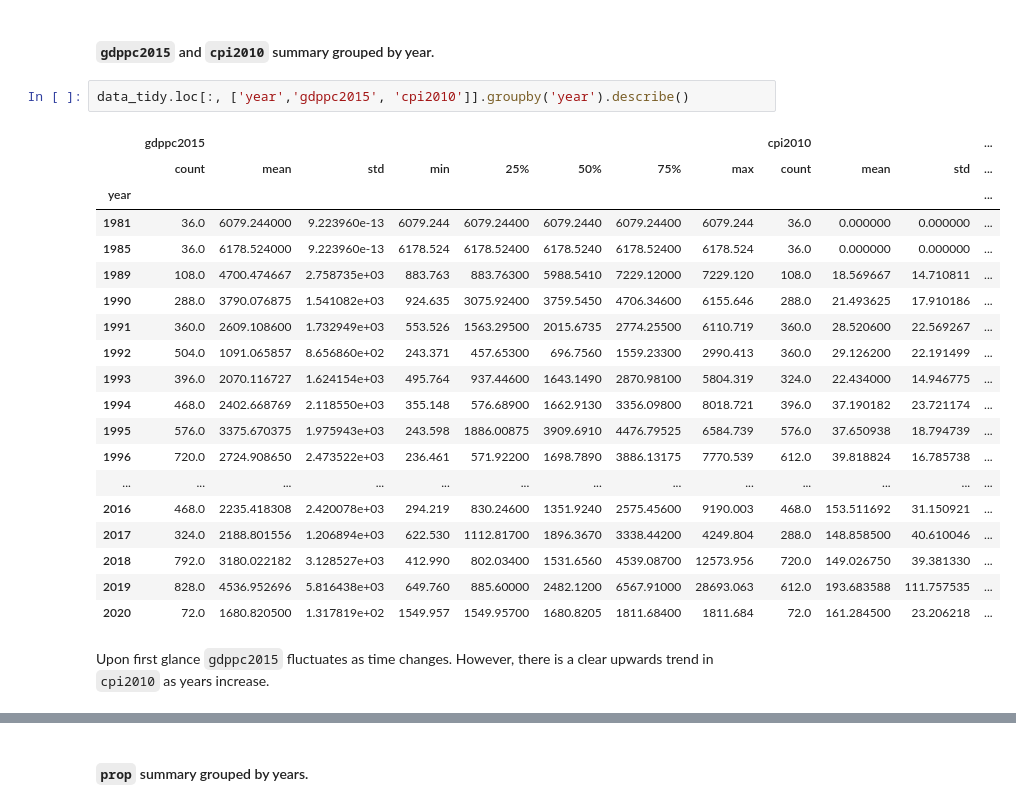
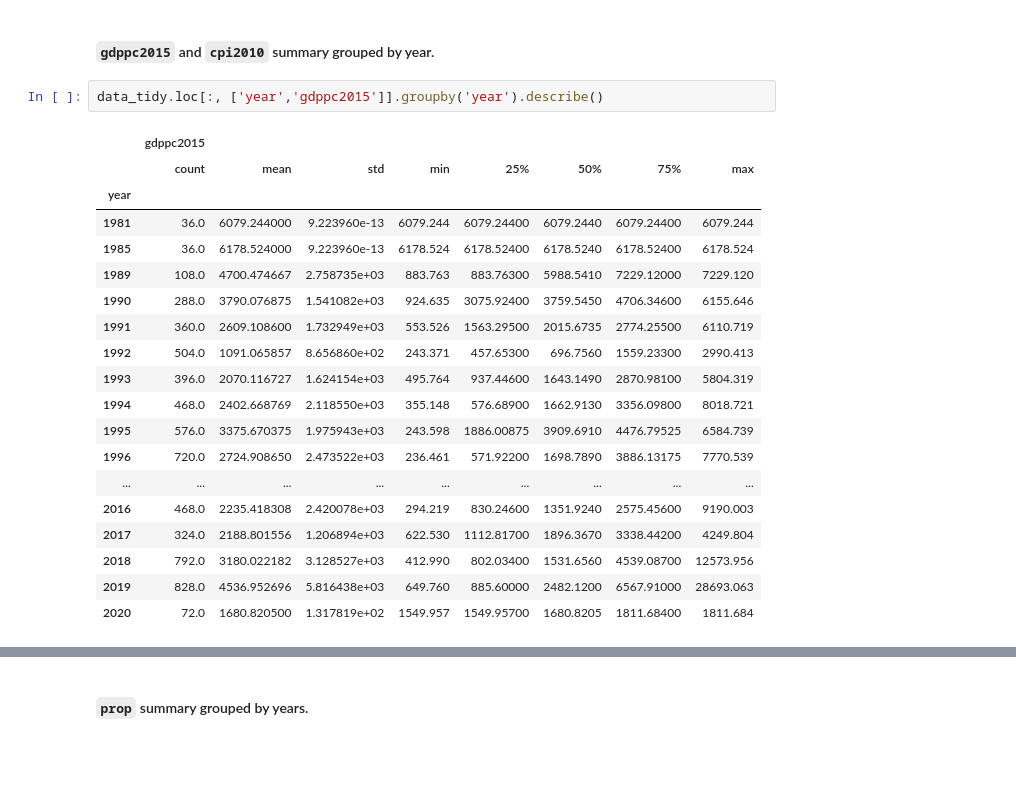
Before and after one commit to TheYibster/-Pstat100-Data-Science, a Jupyter notebook: CP1/project-plan-report.ipynb, the cells around one changed output, grey strips where cells are left out. Cells and saved outputs as stored; diff of their text form; blank space fills up the shorter version.

```diff
--- a/CP1/project-plan-report.ipynb
+++ b/CP1/project-plan-report.ipynb
@@ -150,26 +151,24 @@ Alot of our variables are binary factors; so we will take a look at the most imp
 # %% [markdown]
 #### `gdppc2015` and `cpi2010` summary grouped by year.
 # %%
-data_tidy.loc[:, ['year','gdppc2015', 'cpi2010']].groupby('year').describe()
+data_tidy.loc[:, ['year','gdppc2015']].groupby('year').describe()
 # %% [output]
-|  | gdppc2015 |  |  |  |  |  |  |  | cpi2010 |  |  | ... |
-|  | count | mean | std | min | 25% | 50% | 75% | max | count | mean | std | ... |
-| year |  |  |  |  |  |  |  |  |  |  |  | ... |
-| 1981 | 36.0 | 6079.244000 | 9.223960e-13 | 6079.244 | 6079.24400 | 6079.2440 | 6079.24400 | 6079.244 | 36.0 | 0.000000 | 0.000000 | ... |
-| 1985 | 36.0 | 6178.524000 | 9.223960e-13 | 6178.524 | 6178.52400 | 6178.5240 | 6178.52400 | 6178.524 | 36.0 | 0.000000 | 0.000000 | ... |
-| 1989 | 108.0 | 4700.474667 | 2.758735e+03 | 883.763 | 883.76300 | 5988.5410 | 7229.12000 | 7229.120 | 108.0 | 18.569667 | 14.710811 | ... |
-| 1990 | 288.0 | 3790.076875 | 1.541082e+03 | 924.635 | 3075.92400 | 3759.5450 | 4706.34600 | 6155.646 | 288.0 | 21.493625 | 17.910186 | ... |
-| 1991 | 360.0 | 2609.108600 | 1.732949e+03 | 553.526 | 1563.29500 | 2015.6735 | 2774.25500 | 6110.719 | 360.0 | 28.520600 | 22.569267 | ... |
-| 1992 | 504.0 | 1091.065857 | 8.656860e+02 | 243.371 | 457.65300 | 696.7560 | 1559.23300 | 2990.413 | 360.0 | 29.126200 | 22.191499 | ... |
-| 1993 | 396.0 | 2070.116727 | 1.624154e+03 | 495.764 | 937.44600 | 1643.1490 | 2870.98100 | 5804.319 | 324.0 | 22.434000 | 14.946775 | ... |
-| 1994 | 468.0 | 2402.668769 | 2.118550e+03 | 355.148 | 576.68900 | 1662.9130 | 3356.09800 | 8018.721 | 396.0 | 37.190182 | 23.721174 | ... |
-| 1995 | 576.0 | 3375.670375 | 1.975943e+03 | 243.598 | 1886.00875 | 3909.6910 | 4476.79525 | 6584.739 | 576.0 | 37.650938 | 18.794739 | ... |
-| 1996 | 720.0 | 2724.908650 | 2.473522e+03 | 236.461 | 571.92200 | 1698.7890 | 3886.13175 | 7770.539 | 612.0 | 39.818824 | 16.785738 | ... |
-| ... | ... | ... | ... | ... | ... | ... | ... | ... | ... | ... | ... | ... |
-| 2016 | 468.0 | 2235.418308 | 2.420078e+03 | 294.219 | 830.24600 | 1351.9240 | 2575.45600 | 9190.003 | 468.0 | 153.511692 | 31.150921 | ... |
-| 2017 | 324.0 | 2188.801556 | 1.206894e+03 | 622.530 | 1112.81700 | 1896.3670 | 3338.44200 | 4249.804 | 288.0 | 148.858500 | 40.610046 | ... |
-| 2018 | 792.0 | 3180.022182 | 3.128527e+03 | 412.990 | 802.03400 | 1531.6560 | 4539.08700 | 12573.956 | 720.0 | 149.026750 | 39.381330 | ... |
-| 2019 | 828.0 | 4536.952696 | 5.816438e+03 | 649.760 | 885.60000 | 2482.1200 | 6567.91000 | 28693.063 | 612.0 | 193.683588 | 111.757535 | ... |
-| 2020 | 72.0 | 1680.820500 | 1.317819e+02 | 1549.957 | 1549.95700 | 1680.8205 | 1811.68400 | 1811.684 | 72.0 | 161.284500 | 23.206218 | ... |
+|  | gdppc2015 |  |  |  |  |  |  |  |
+|  | count | mean | std | min | 25% | 50% | 75% | max |
+| year |  |  |  |  |  |  |  |  |
+| 1981 | 36.0 | 6079.244000 | 9.223960e-13 | 6079.244 | 6079.24400 | 6079.2440 | 6079.24400 | 6079.244 |
+| 1985 | 36.0 | 6178.524000 | 9.223960e-13 | 6178.524 | 6178.52400 | 6178.5240 | 6178.52400 | 6178.524 |
+| 1989 | 108.0 | 4700.474667 | 2.758735e+03 | 883.763 | 883.76300 | 5988.5410 | 7229.12000 | 7229.120 |
+| 1990 | 288.0 | 3790.076875 | 1.541082e+03 | 924.635 | 3075.92400 | 3759.5450 | 4706.34600 | 6155.646 |
+| 1991 | 360.0 | 2609.108600 | 1.732949e+03 | 553.526 | 1563.29500 | 2015.6735 | 2774.25500 | 6110.719 |
+| 1992 | 504.0 | 1091.065857 | 8.656860e+02 | 243.371 | 457.65300 | 696.7560 | 1559.23300 | 2990.413 |
+| 1993 | 396.0 | 2070.116727 | 1.624154e+03 | 495.764 | 937.44600 | 1643.1490 | 2870.98100 | 5804.319 |
+| 1994 | 468.0 | 2402.668769 | 2.118550e+03 | 355.148 | 576.68900 | 1662.9130 | 3356.09800 | 8018.721 |
+| 1995 | 576.0 | 3375.670375 | 1.975943e+03 | 243.598 | 1886.00875 | 3909.6910 | 4476.79525 | 6584.739 |
+| 1996 | 720.0 | 2724.908650 | 2.473522e+03 | 236.461 | 571.92200 | 1698.7890 | 3886.13175 | 7770.539 |
+| ... | ... | ... | ... | ... | ... | ... | ... | ... |
+| 2016 | 468.0 | 2235.418308 | 2.420078e+03 | 294.219 | 830.24600 | 1351.9240 | 2575.45600 | 9190.003 |
+| 2017 | 324.0 | 2188.801556 | 1.206894e+03 | 622.530 | 1112.81700 | 1896.3670 | 3338.44200 | 4249.804 |
+| 2018 | 792.0 | 3180.022182 | 3.128527e+03 | 412.990 | 802.03400 | 1531.6560 | 4539.08700 | 12573.956 |
+| 2019 | 828.0 | 4536.952696 | 5.816438e+03 | 649.760 | 885.60000 | 2482.1200 | 6567.91000 | 28693.063 |
+| 2020 | 72.0 | 1680.820500 | 1.317819e+02 | 1549.957 | 1549.95700 | 1680.8205 | 1811.68400 | 1811.684 |
-# %% [markdown]
-Upon first glance `gdppc2015` fluctuates as time changes. However, there is a clear upwards trend in `cpi2010` as years increase.
```
Also changed, not shown: parts of 19 cells of this notebook, 2 other files.
